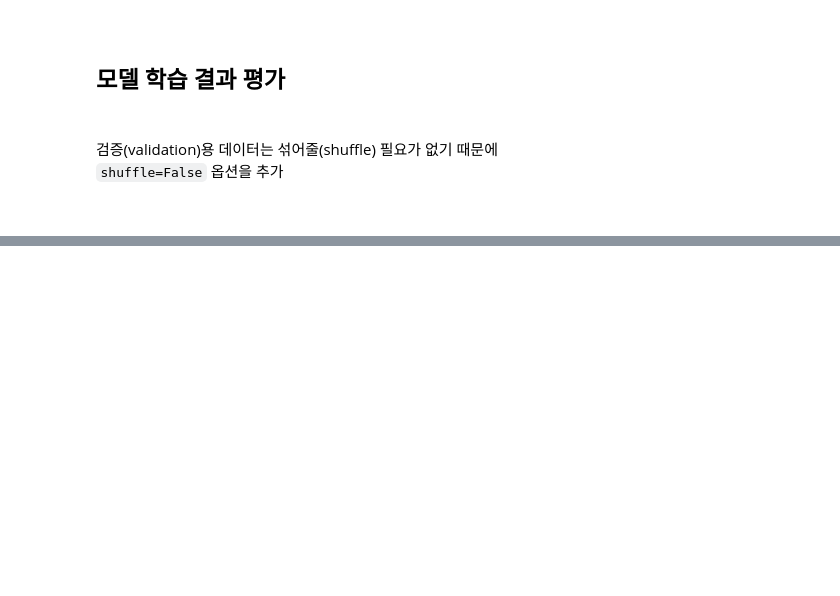
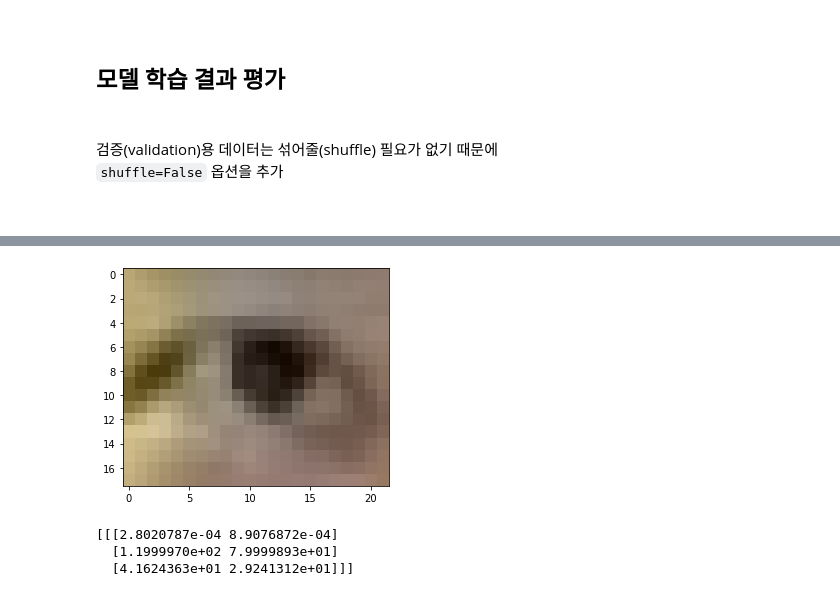
Before and after one commit to doutoury/keypoint_detection, a Jupyter notebook: eye_keypoint_detection.ipynb, the cells around one changed output, grey strips where cells are left out. Cells and saved outputs as stored; diff of their text form; code cells hidden in the pictures; blank space fills up the shorter version.

```diff
--- a/eye_keypoint_detection.ipynb
+++ b/eye_keypoint_detection.ipynb
@@ -268,0 +339,29 @@ label_data_val = label_generator.flow_from_directory(str(val_label_root), class_
+# %%
+# img test : 실제 이미지에 출력하여 확인
+
+import cv2
+import matplotlib.pyplot as plt
+
+img = cv2.imread(val_data_root+'/img/eye_000010_l.png')
+
+plt.imshow(cv2.cvtColor(img, cv2.COLOR_BGR2RGB))
+plt.show()
+# %% [output]
+[figure, added]
+# %%
+# 테스트하고자 하는 이미지에 모델을 적용하기 위해, 모델 입력에 맞는 크기로 이미지 리사이즈 적용
+# 위에서 학습한 keypoint detection 모델로 눈동자 위치의 점 예측 수행
+
+np_inputs = np.expand_dims(cv2.resize(img, (120, 80)), axis=0)
+preds = model.predict(np_inputs/255., 1)
+
+repred = preds.reshape((1, 3, 2))
+repred[:,:,0] *= 120
+repred[:,:,1] *= 80
+
+# 출력 결과는 1행부터 좌측, 우측, 중앙 좌표를 나타냄
+print (repred)
+# %% [output]
+[[[2.8020787e-04 8.9076872e-04]
+  [1.1999970e+02 7.9999893e+01]
+  [4.1624363e+01 2.9241312e+01]]]
```
Also changed, not shown: parts of 10 cells of this notebook.
